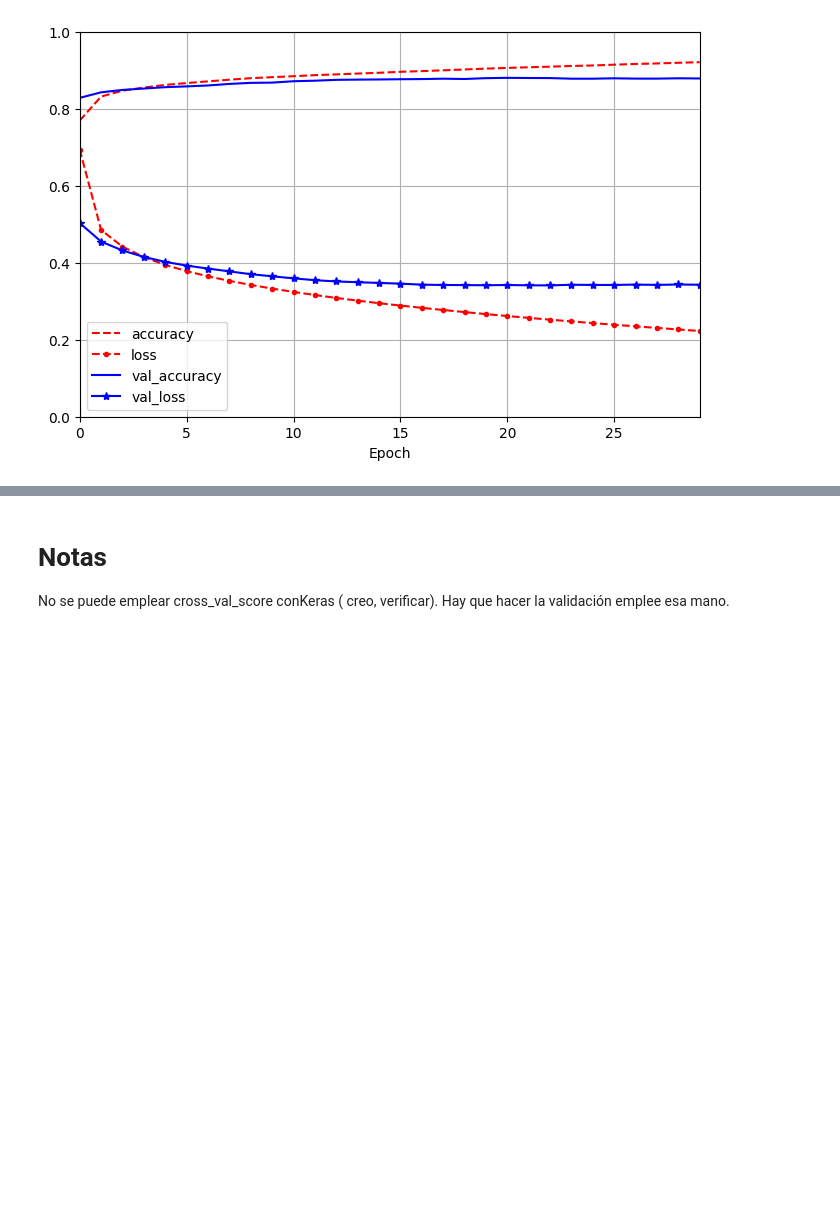
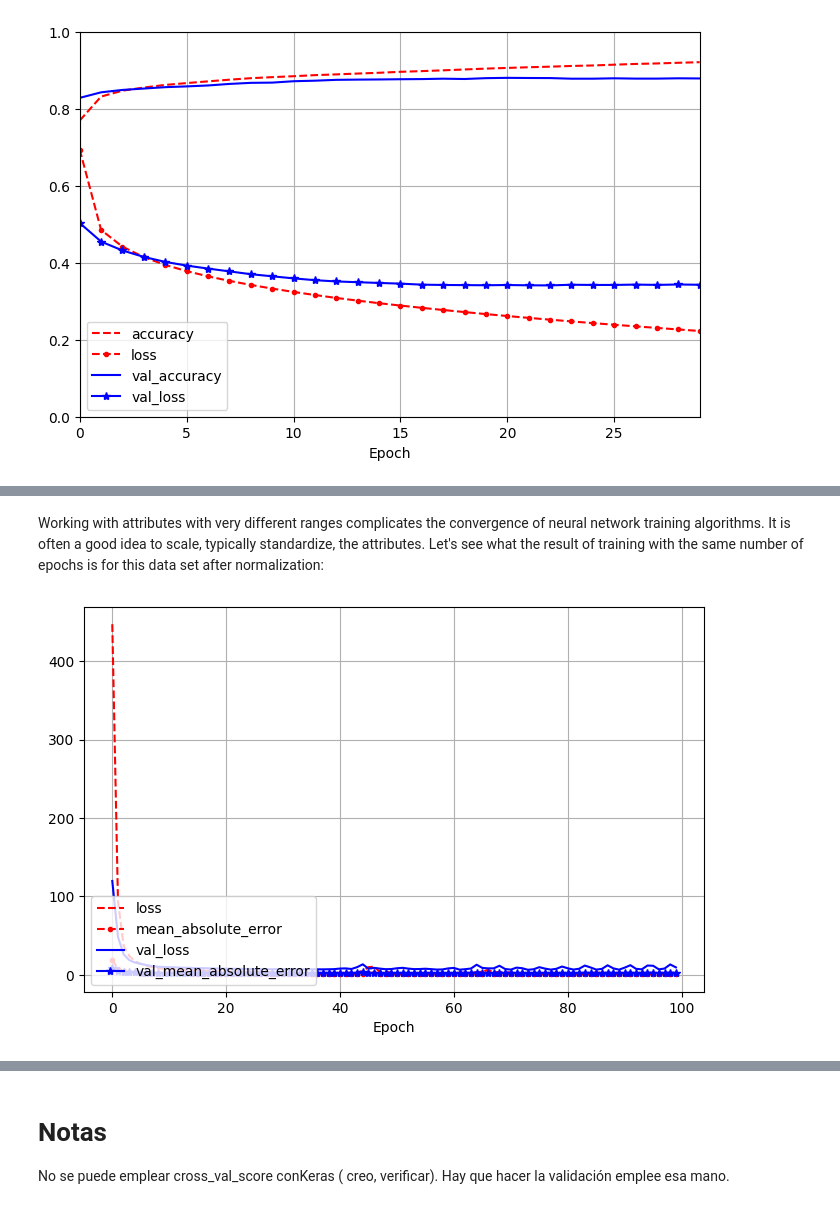
Before and after one commit to AbrahamOtero/MLiB, a Jupyter notebook: 5_DeepLearning.ipynb, the cells around one changed output, grey strips where cells are left out. Drawn from its saved outputs; the diff is of its cells as text; code cells hidden in the pictures; blank space fills up the shorter version.

```diff
--- a/5_DeepLearning.ipynb
+++ b/5_DeepLearning.ipynb
@@ -580,0 +767,48 @@ Epoch 30/30
+# %% [markdown]
+Working with attributes with very different ranges complicates the convergence of neural network training algorithms. It is often a good idea to scale, typically standardize, the attributes. Let's see what the result of training with the same number of epochs is for this data set after normalization:
+# %%
+
+# Normalize data using StandardScaler
+scaler = StandardScaler()
+X_norm = scaler.fit_transform(X)
+
+tf.keras.utils.set_random_seed(42)
+
+# Split data into training and testing sets
+X_train, X_test, y_train, y_test = train_test_split(X_norm, y, test_size=0.3)
+
+# Create a sequential model
+model = Sequential([
+  Input(shape=(13,)),
+  Dense(100, activation='relu'),
+  Dense(100, activation='relu'),
+  Dense(100, activation='relu'),
+  Dense(100, activation='relu'),
+  Dense(100, activation='relu'),
+  Dense(100, activation='relu'),
+  Dense(1)
+])
+
+# Compile the model
+model.compile(loss='mean_squared_error', optimizer='adam', metrics=['mean_absolute_error'])
+
+# Train the model with 50 epochs and batch size of 16
+history = model.fit(X_train, y_train, epochs=100, batch_size=16, validation_split=0.2, verbose=0)
+
+# Plot losses
+pd.DataFrame(history.history).plot(
+    figsize=(8, 5), grid=True, xlabel="Epoch",
+    style=["r--", "r--.", "b-", "b-*"])
+plt.legend(loc="lower left")
+plt.show()
+
+# Make predictions on the test set
+y_pred = model.predict(X_test)
+
+# Calculate the mean squared error
+mse = mean_squared_error(y_test, y_pred)
+
+# Print the mean squared error
+print('Mean Squared Error:', mse)
+# %% [output]
+[figure, added]
```
Also changed, not shown: parts of 41 cells of this notebook.
